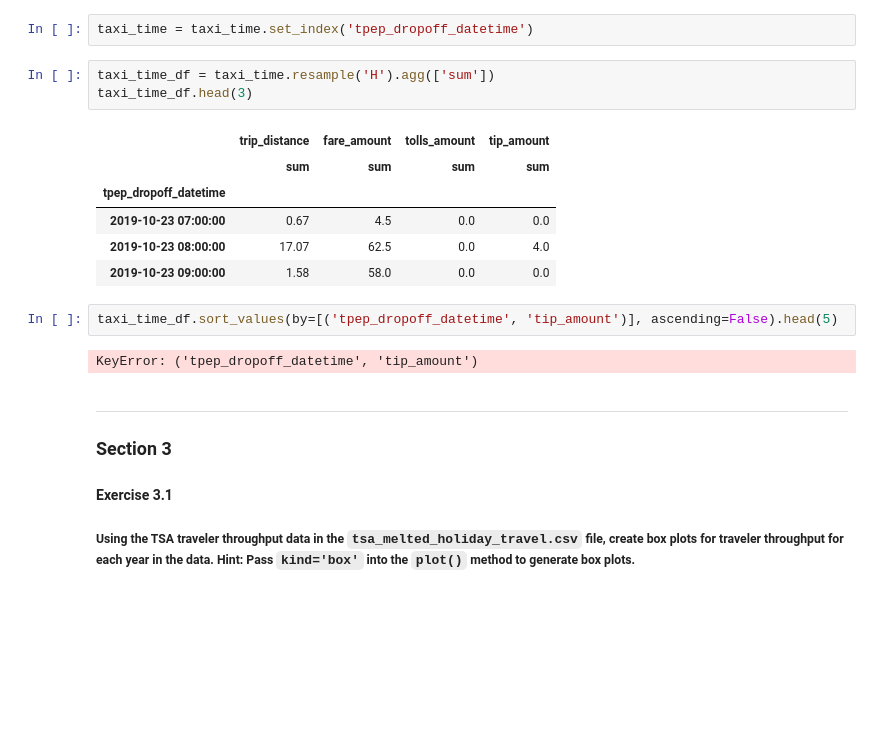
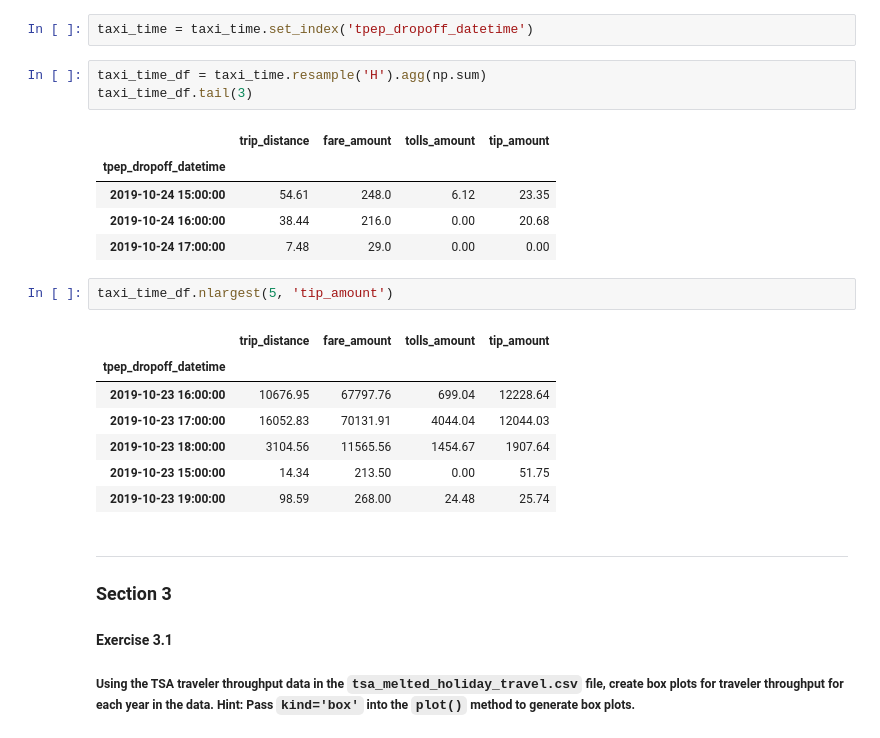
Before and after one commit to dekristi/Python_SheGoesTech_22, a Jupyter notebook: Day_17_Pandas_Data_Analysis_Library/workbook.ipynb, the cells around one changed output. Drawn from its saved outputs; the diff is of its cells as text; blank space fills up the shorter version.

```diff
--- a/Day_17_Pandas_Data_Analysis_Library/workbook.ipynb
+++ b/Day_17_Pandas_Data_Analysis_Library/workbook.ipynb
@@ -259,19 +261,24 @@ See the caveats in the documentation: https://pandas.pydata.org/pandas-docs/stab
 # %%
 taxi_time = taxi_time.set_index('tpep_dropoff_datetime')
 # %%
-taxi_time_df = taxi_time.resample('H').agg(['sum'])
-taxi_time_df.head(3)
+taxi_time_df = taxi_time.resample('H').agg(np.sum)
+taxi_time_df.tail(3)
 # %% [output]
 |  | trip_distance | fare_amount | tolls_amount | tip_amount |
-|  | sum | sum | sum | sum |
 | tpep_dropoff_datetime |  |  |  |  |
-| 2019-10-23 07:00:00 | 0.67 | 4.5 | 0.0 | 0.0 |
-| 2019-10-23 08:00:00 | 17.07 | 62.5 | 0.0 | 4.0 |
-| 2019-10-23 09:00:00 | 1.58 | 58.0 | 0.0 | 0.0 |
+| 2019-10-24 15:00:00 | 54.61 | 248.0 | 6.12 | 23.35 |
+| 2019-10-24 16:00:00 | 38.44 | 216.0 | 0.00 | 20.68 |
+| 2019-10-24 17:00:00 | 7.48 | 29.0 | 0.00 | 0.00 |
 # %%
-taxi_time_df.sort_values(by=[('tpep_dropoff_datetime', 'tip_amount')], ascending=False).head(5)
+taxi_time_df.nlargest(5, 'tip_amount')
 # %% [output]
-KeyError: ('tpep_dropoff_datetime', 'tip_amount')
+|  | trip_distance | fare_amount | tolls_amount | tip_amount |
+| tpep_dropoff_datetime |  |  |  |  |
+| 2019-10-23 16:00:00 | 10676.95 | 67797.76 | 699.04 | 12228.64 |
+| 2019-10-23 17:00:00 | 16052.83 | 70131.91 | 4044.04 | 12044.03 |
+| 2019-10-23 18:00:00 | 3104.56 | 11565.56 | 1454.67 | 1907.64 |
+| 2019-10-23 15:00:00 | 14.34 | 213.50 | 0.00 | 51.75 |
+| 2019-10-23 19:00:00 | 98.59 | 268.00 | 24.48 | 25.74 |
 # %% [markdown]
 ---
 
```
Also changed, not shown: parts of 4 cells of this notebook.
